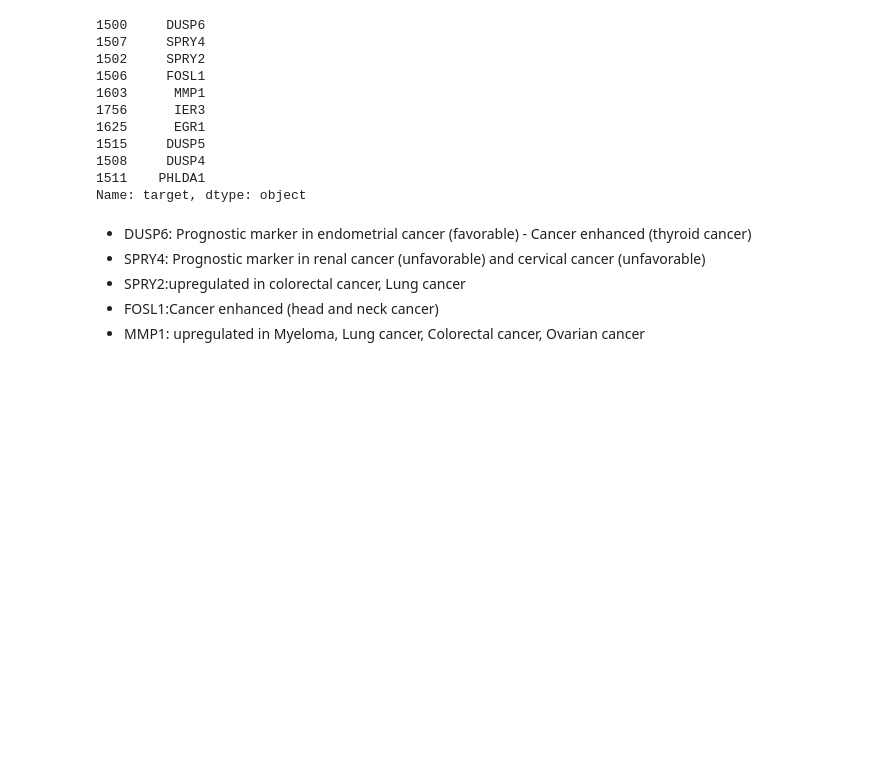
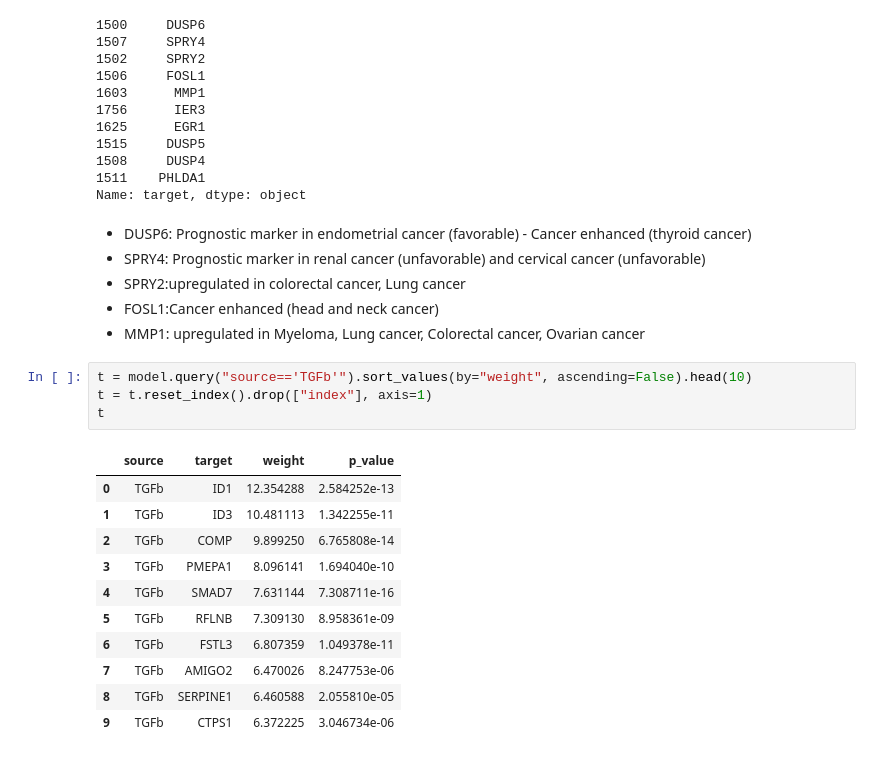
Before and after one commit to ygrepo/compbio_project, a Jupyter notebook: code/TCGA_GSE176078_Pathway_Inference.ipynb, the cells around one changed output. Drawn from its saved outputs; the diff is of its cells as text; blank space fills up the shorter version.

```diff
--- a/code/TCGA_GSE176078_Pathway_Inference.ipynb
+++ b/code/TCGA_GSE176078_Pathway_Inference.ipynb
@@ -145,3 +147,19 @@ Name: target, dtype: object
 * SPRY2:upregulated in colorectal cancer, Lung cancer
 * FOSL1:Cancer enhanced (head and neck cancer)
 * MMP1: upregulated in Myeloma, Lung cancer, Colorectal cancer, Ovarian cancer
+# %%
+t = model.query("source=='TGFb'").sort_values(by="weight", ascending=False).head(10)
+t = t.reset_index().drop(["index"], axis=1)
+t
+# %% [output]
+|  | source | target | weight | p_value |
+| 0 | TGFb | ID1 | 12.354288 | 2.584252e-13 |
+| 1 | TGFb | ID3 | 10.481113 | 1.342255e-11 |
+| 2 | TGFb | COMP | 9.899250 | 6.765808e-14 |
+| 3 | TGFb | PMEPA1 | 8.096141 | 1.694040e-10 |
+| 4 | TGFb | SMAD7 | 7.631144 | 7.308711e-16 |
+| 5 | TGFb | RFLNB | 7.309130 | 8.958361e-09 |
+| 6 | TGFb | FSTL3 | 6.807359 | 1.049378e-11 |
+| 7 | TGFb | AMIGO2 | 6.470026 | 8.247753e-06 |
+| 8 | TGFb | SERPINE1 | 6.460588 | 2.055810e-05 |
+| 9 | TGFb | CTPS1 | 6.372225 | 3.046734e-06 |
```
Also changed, not shown: parts of 6 cells of this notebook, 7 other files.
